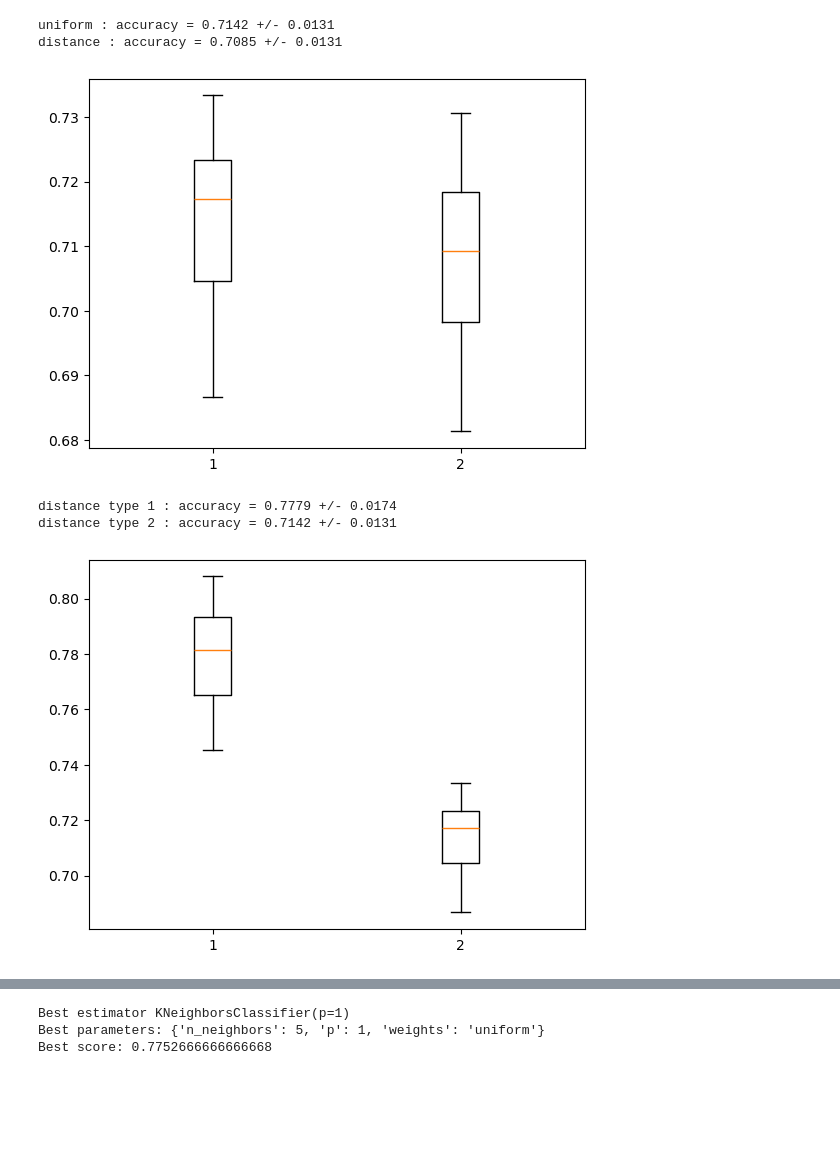
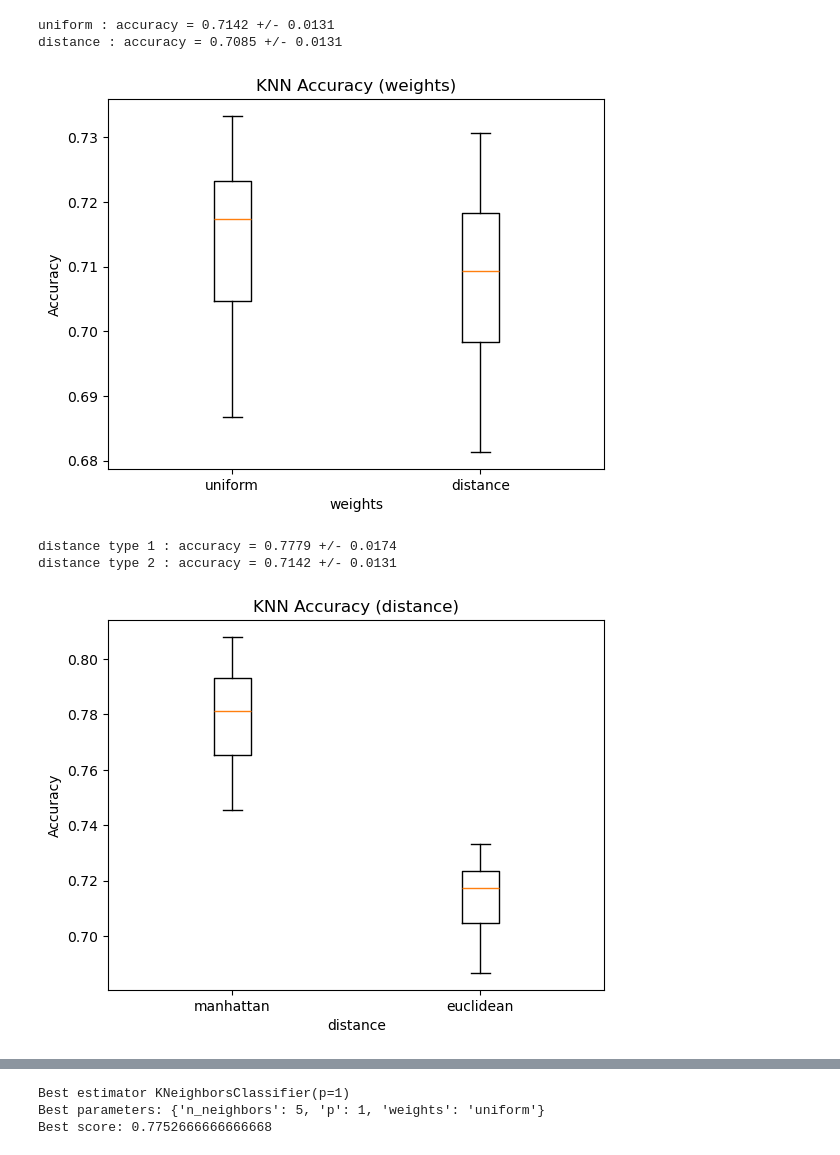
Before and after one commit to Raspberree/info-h-501, a Jupyter notebook: docs/LABS/ML1_Nearest_Neighbours_and_Decision_Trees.ipynb, the cells around one changed output, grey strips where cells are left out. Saved outputs shown, nothing was run; the diff lists cells and outputs as text; code cells hidden in the pictures; blank space fills up the shorter version.

```diff
--- a/docs/LABS/ML1_Nearest_Neighbours_and_Decision_Trees.ipynb
+++ b/docs/LABS/ML1_Nearest_Neighbours_and_Decision_Trees.ipynb
@@ -112,9 +125,9 @@ from sklearn.model_selection import cross_val_score
 import numpy as np
 
 all_splits = []
-
+nns = [1,2,3,4,5,6,7,8,9,10,50]
 # Hyperparameters
-for nn in [1,2,3,4,5,6,7,8,9,10,50]:
+for nn in nns:
     clf = KNeighborsClassifier(n_neighbors=nn)
     cv_splits = cross_val_score(estimator=clf, X=X_train, y=y_train, cv=20)
     print(f"nn = {nn} : accuracy = {np.mean(cv_splits):.04f} +/- {np.std(cv_splits):.04f}")
@@ -153,10 +170,14 @@ uniform : accuracy = 0.7142 +/- 0.0131
 distance : accuracy = 0.7085 +/- 0.0131
 # %%
 plt.figure()
-plt.boxplot(all_splits)
+plt.boxplot(all_splits, tick_labels=["uniform", "distance"])
+
+plt.title("KNN Accuracy (weights)")
+plt.xlabel("weights")
+plt.ylabel("Accuracy")
 plt.show()
 # %% [output]
-[figure, old version]
+[figure, new version]
 # %%
 all_splits = []
 
@@ -170,7 +191,11 @@ distance type 1 : accuracy = 0.7779 +/- 0.0174
 distance type 2 : accuracy = 0.7142 +/- 0.0131
 # %%
 plt.figure()
-plt.boxplot(all_splits)
+plt.boxplot(all_splits, tick_labels=["manhattan", "euclidean"])
+
+plt.title("KNN Accuracy (distance)")
+plt.xlabel("distance")
+plt.ylabel("Accuracy")
 plt.show()
 # %% [output]
-[figure, old version]
+[figure, new version]
```
Also changed, not shown: parts of 8 cells of this notebook, 5 other files.
